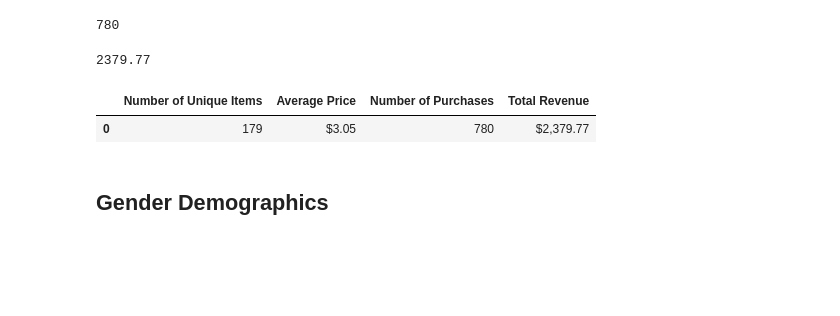
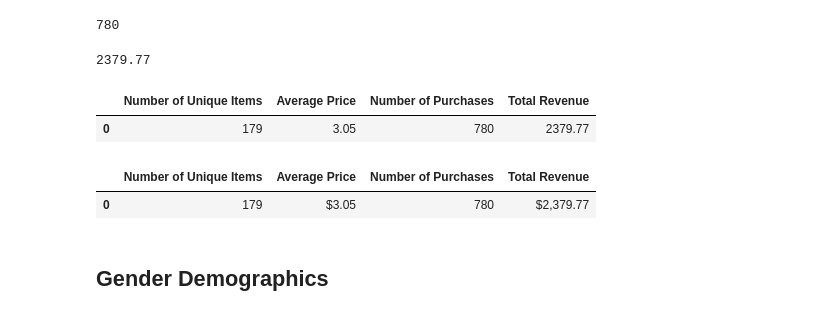
Before and after one commit to ashbuen/Player-Demographic-Analysis, a Jupyter notebook: HeroesofPymoli/HeroesOfPymoli_starter.ipynb, the cells around one changed output. Cells and saved outputs as stored; diff of their text form; code cells hidden in the pictures; blank space fills up the shorter version.

```diff
--- a/HeroesofPymoli/HeroesOfPymoli_starter.ipynb
+++ b/HeroesofPymoli/HeroesOfPymoli_starter.ipynb
@@ -90,6 +97,15 @@ Total_revenue = HeroesofPymoli_df["Price"].sum()
 Total_revenue
 # %% [output]
 2379.77
+# %%
+purchasing_analysis = {"Number of Unique Items":[Unique_items], "Average Price":[Avg_price],
+                      "Number of Purchases":[Number_of_purchases], "Total Revenue":[Total_revenue]}
+purchasing_analysis_df = pd.DataFrame(purchasing_analysis)
+purchasing_analysis_df["Average Price"] = purchasing_analysis_df["Average Price"]
+purchasing_analysis_df
+# %% [output]
+|  | Number of Unique Items | Average Price | Number of Purchases | Total Revenue |
+| 0 | 179 | 3.05 | 780 | 2379.77 |
 # %%
 # %% [output]
 |  | Number of Unique Items | Average Price | Number of Purchases | Total Revenue |
```
Also changed, not shown: parts of 6 cells of this notebook.
